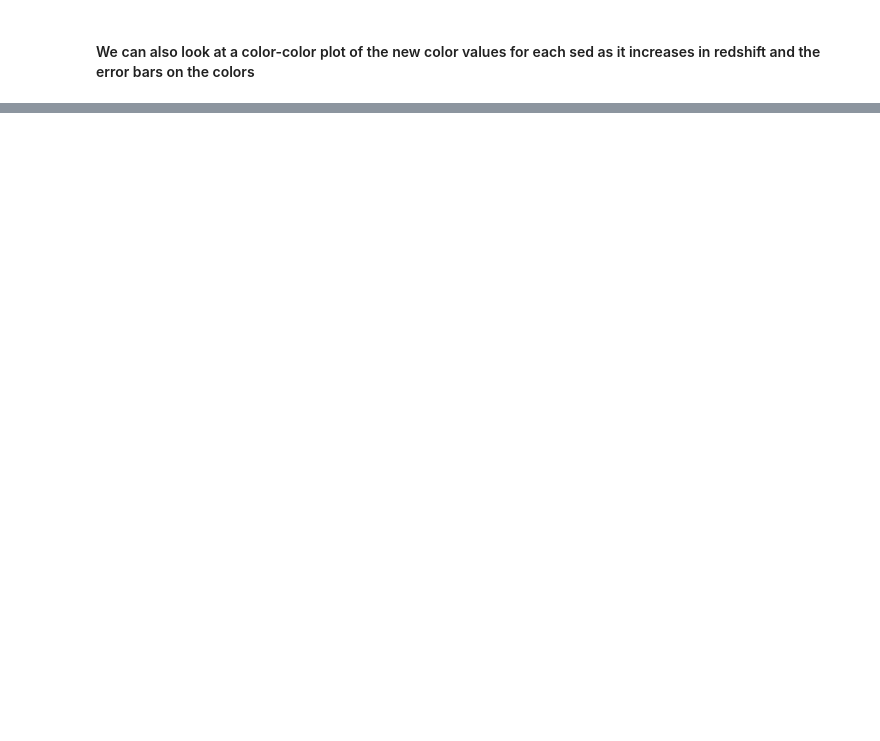
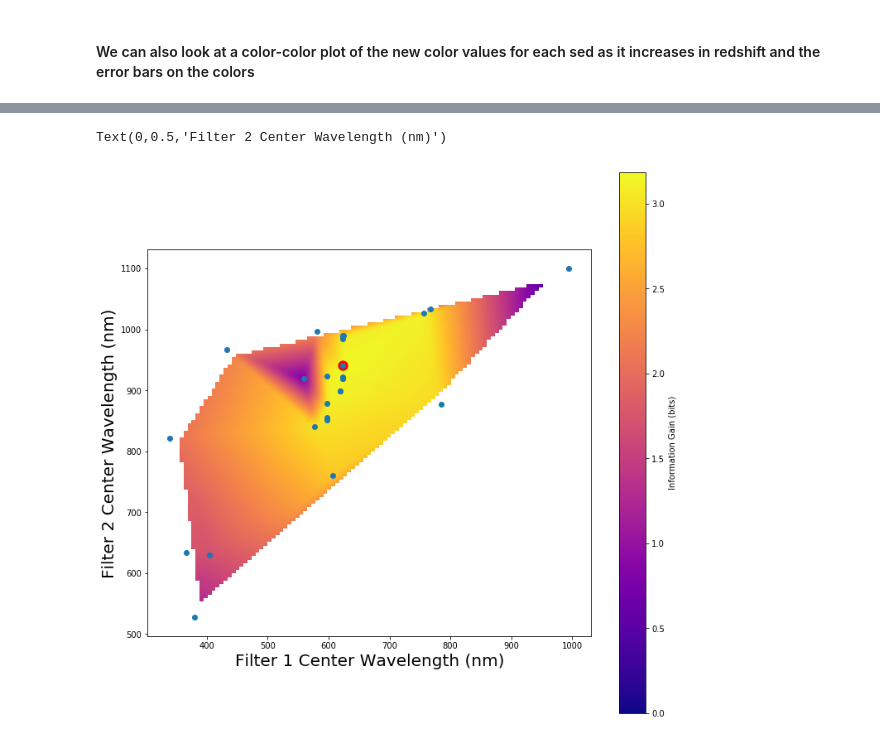
Before and after one commit to dirac-institute/siggi, a Jupyter notebook: examples/Intro_Examples.ipynb, the cells around one changed output, grey strips where cells are left out. Drawn from its saved outputs; the diff is of its cells as text; code cells hidden in the pictures; blank space fills up the shorter version.

```diff
--- a/examples/Intro_Examples.ipynb
+++ b/examples/Intro_Examples.ipynb
@@ -140,0 +131,12 @@ fig = sig_plot.plot_color_color(['g', 'filter_0', 'filter_0', 'filter_1'],
+# %%
+fig = plt.figure(figsize=(12,12))
+xi, yi = sig_plot.plot_ig_space(res.Xi, np.abs(res.yi), [0,1], return_centers=True)
+cbar = plt.colorbar()
+cbar.set_label('Information Gain (bits)')
+plt.scatter(best_pt[0] + (best_pt[1]-best_pt[0])/2., best_pt[2] + (best_pt[3]-best_pt[2])/2., c='r', s=128)
+plt.scatter(xi, yi)
+plt.xlabel('Filter 1 Center Wavelength (nm)', size=20)
+plt.ylabel('Filter 2 Center Wavelength (nm)', size=20)
+# %% [output]
+Text(0,0.5,'Filter 2 Center Wavelength (nm)')
+[figure, added]
```
Also changed, not shown: parts of 4 cells of this notebook.
